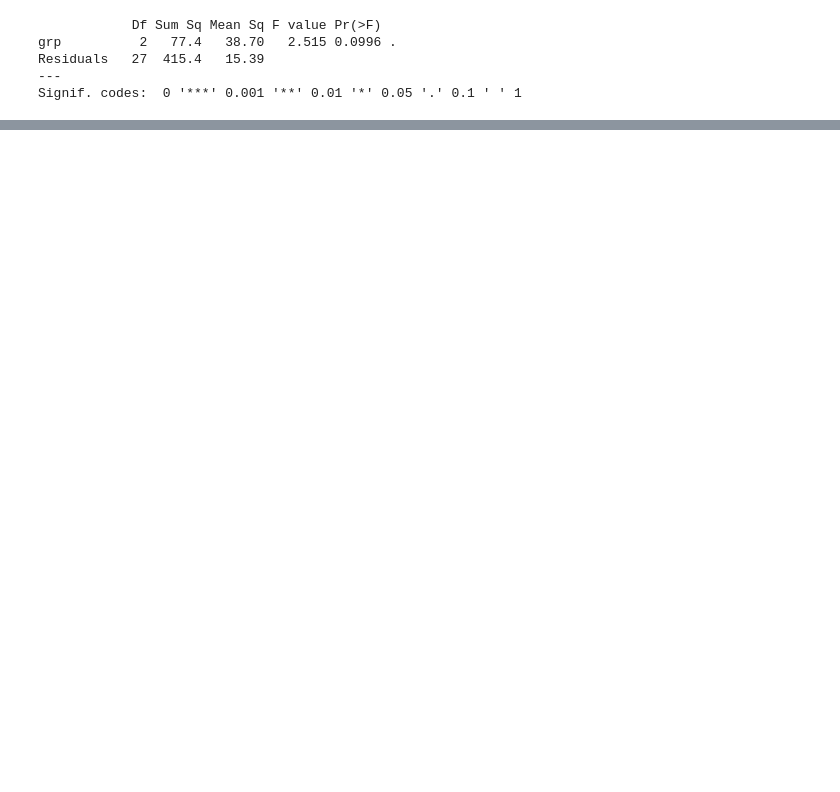
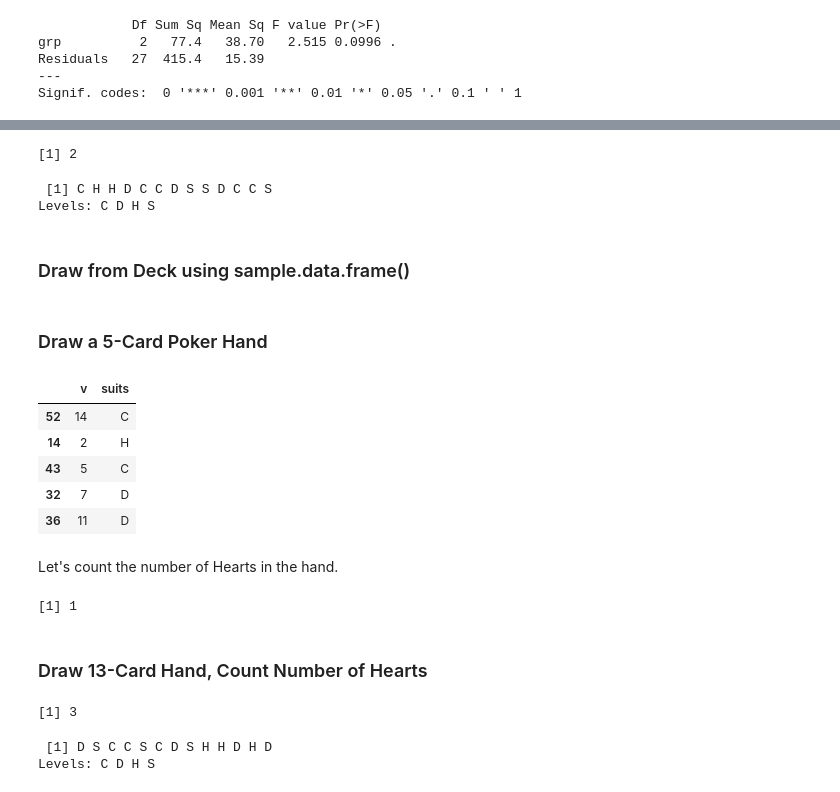
Before and after one commit to StraightDraw/probstat, a Jupyter notebook: A2c.ipynb, the cells around one changed output, grey strips where cells are left out. Saved outputs shown, nothing was run; the diff lists cells and outputs as text; code cells hidden in the pictures; blank space fills up the shorter version.

```diff
--- a/A2c.ipynb
+++ b/A2c.ipynb
@@ -74,0 +113,67 @@ Signif. codes:  0 '***' 0.001 '**' 0.01 '*' 0.05 '.' 0.1 ' ' 1
+# %%
+x <- sample(deck_df$suits, 13)
+sum( x  == 'H' )
+x
+# %% [output]
+[1] 2
+ [1] C H H D C C D S S D C C S
+Levels: C D H S
+# %% [markdown]
+### Draw from Deck using sample.data.frame()
+# %%
+sample.data.frame <- function(x, size, replace = FALSE, prob = NULL, groups=NULL,
+                              orig.ids = TRUE, fixed = names(x), shuffled = c(),
+                              invisibly.return = NULL, ...) {
+  if( missing(size) ) size = nrow(x)
+  if( is.null(invisibly.return) ) invisibly.return = size>50
+  shuffled <- intersect(shuffled, names(x))
+  fixed <- setdiff(intersect(fixed, names(x)), shuffled)
+  n <- nrow(x)
+  ids <- 1:n
+  groups <- eval( substitute(groups), x )
+  newids <- sample(n, size, replace=replace, prob=prob, ...)
+  origids <- ids[newids]
+  result <- x[newids, , drop=FALSE]
+
+  idsString <- as.character(origids)
+
+  for (column in shuffled) {
+    cids <- sample(newids, groups=groups[newids])
+    result[,column] <- x[cids,column]
+    idsString <- paste(idsString, ".", cids, sep="")
+  }
+
+  result <-  result[ , union(fixed,shuffled), drop=FALSE]
+  if (orig.ids) result$orig.id <- idsString
+
+
+  if (invisibly.return) { return(invisible(result)) } else {return(result)}
+}
+# %% [markdown]
+### Draw a 5-Card Poker Hand
+# %%
+x <- sample.data.frame(deck_df, 5, orig.id = FALSE)
+head(x,5)
+# %% [output]
+|  | v | suits |
+| 52 | 14 | C |
+| 14 | 2 | H |
+| 43 | 5 | C |
+| 32 | 7 | D |
+| 36 | 11 | D |
+# %% [markdown]
+Let's count the number of Hearts in the hand.
+# %%
+sum( x == 'H')
+# %% [output]
+[1] 1
+# %% [markdown]
+### Draw 13-Card Hand, Count Number of Hearts
+# %%
+x <- sample.data.frame(deck_df, 13, orig.id = FALSE)
+sum(x[,2] == 'H')
+x[,2]
+# %% [output]
+[1] 3
+ [1] D S C C S C D S H H D H D
+Levels: C D H S
```
Also changed, not shown: parts of 9 cells of this notebook, 16 other files.
